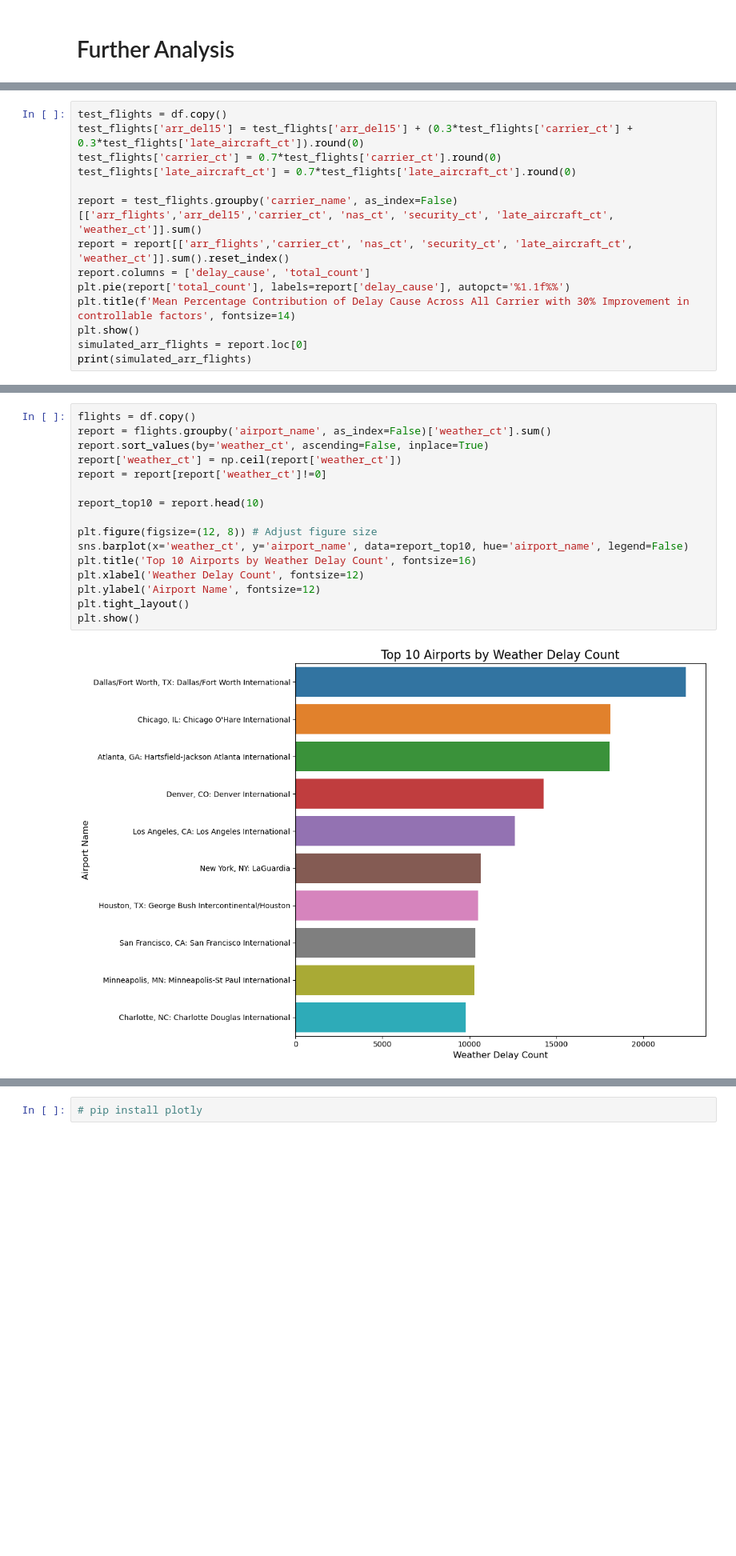
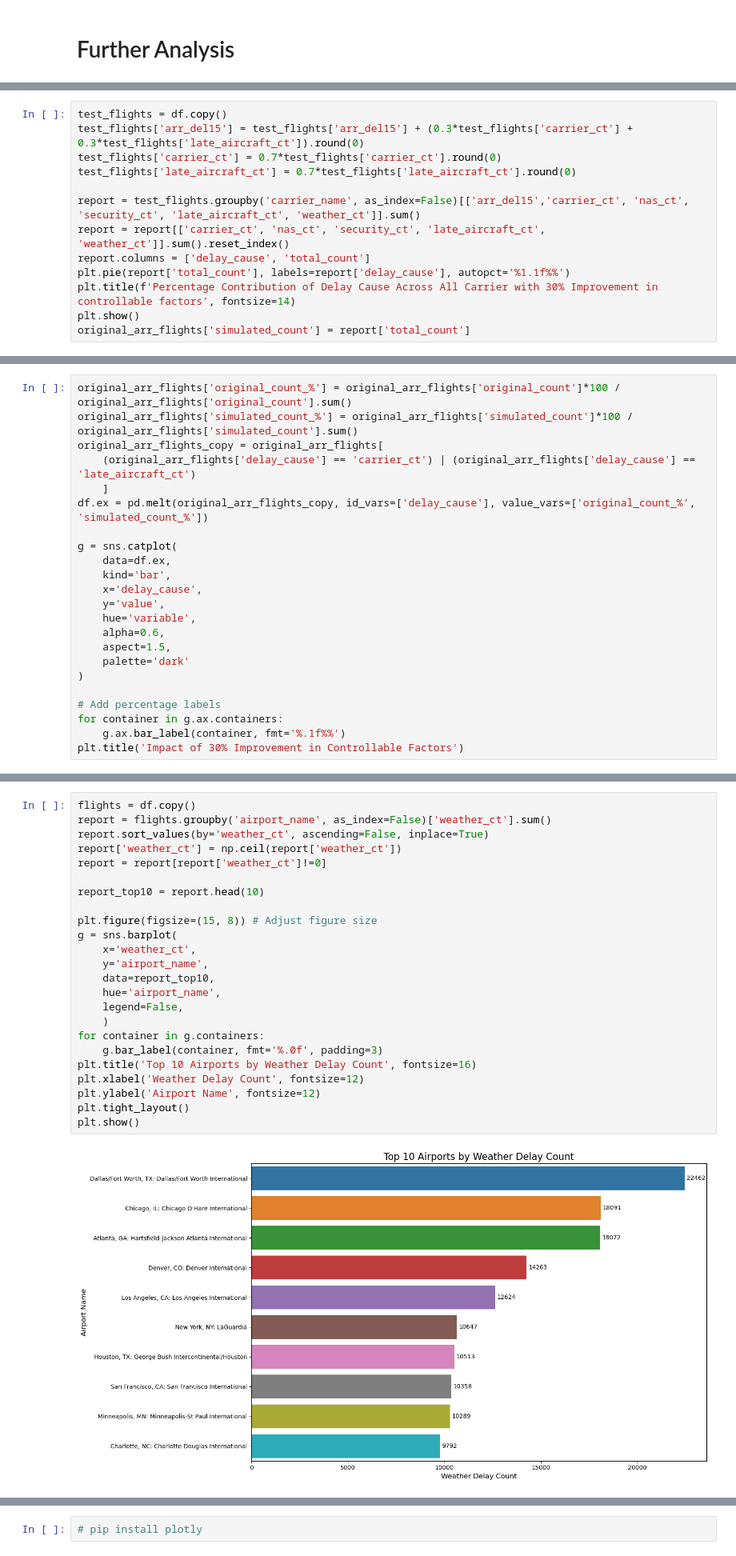
Before and after one commit to naufilsakran/Flight_Delay_Data_Analysis, a Jupyter notebook: Project_report.ipynb, the cells around one changed output, grey strips where cells are left out. Shown at 80% size. Drawn from its saved outputs; the diff is of its cells as text; blank space fills up the shorter version.

```diff
--- a/Project_report.ipynb
+++ b/Project_report.ipynb
@@ -550,12 +594,11 @@ test_flights['arr_del15'] = test_flights['arr_del15'] + (0.3*test_flights['carri
 test_flights['carrier_ct'] = 0.7*test_flights['carrier_ct'].round(0)
 test_flights['late_aircraft_ct'] = 0.7*test_flights['late_aircraft_ct'].round(0)
 
-report = test_flights.groupby('carrier_name', as_index=False)[['arr_flights','arr_del15','carrier_ct', 'nas_ct', 'security_ct', 'late_aircraft_ct', 'weather_ct']].sum()
-report = report[['arr_flights','carrier_ct', 'nas_ct', 'security_ct', 'late_aircraft_ct', 'weather_ct']].sum().reset_index()
+report = test_flights.groupby('carrier_name', as_index=False)[['arr_del15','carrier_ct', 'nas_ct', 'security_ct', 'late_aircraft_ct', 'weather_ct']].sum()
+report = report[['carrier_ct', 'nas_ct', 'security_ct', 'late_aircraft_ct', 'weather_ct']].sum().reset_index()
 report.columns = ['delay_cause', 'total_count']
 plt.pie(report['total_count'], labels=report['delay_cause'], autopct='%1.1f%%')
-plt.title(f'Mean Percentage Contribution of Delay Cause Across All Carrier with 30% Improvement in controllable factors', fontsize=14)
+plt.title(f'Percentage Contribution of Delay Cause Across All Carrier with 30% Improvement in controllable factors', fontsize=14)
 plt.show()
-simulated_arr_flights = report.loc[0]
-print(simulated_arr_flights)
+original_arr_flights['simulated_count'] = report['total_count']
 # %% [output]
@@ -565,0 +606,23 @@ Name: 0, dtype: object
+# %%
+original_arr_flights['original_count_%'] = original_arr_flights['original_count']*100 / original_arr_flights['original_count'].sum()
+original_arr_flights['simulated_count_%'] = original_arr_flights['simulated_count']*100 / original_arr_flights['simulated_count'].sum()
+original_arr_flights_copy = original_arr_flights[
+    (original_arr_flights['delay_cause'] == 'carrier_ct') | (original_arr_flights['delay_cause'] == 'late_aircraft_ct')
+    ]
+df.ex = pd.melt(original_arr_flights_copy, id_vars=['delay_cause'], value_vars=['original_count_%', 'simulated_count_%'])
+
+g = sns.catplot(
+    data=df.ex,
+    kind='bar',
+    x='delay_cause',
+    y='value',
+    hue='variable',
+    alpha=0.6,
+    aspect=1.5,
+    palette='dark'
+)
+
+# Add percentage labels
+for container in g.ax.containers:
+    g.ax.bar_label(container, fmt='%.1f%%')
+plt.title('Impact of 30% Improvement in Controllable Factors')
@@ -572,21 +639,29 @@ After this improvement, the number of **non-delayed flights increased by approxi
 # %%
 flights = df.copy()
 report = flights.groupby('airport_name', as_index=False)['weather_ct'].sum()
 report.sort_values(by='weather_ct', ascending=False, inplace=True)
 report['weather_ct'] = np.ceil(report['weather_ct'])
 report = report[report['weather_ct']!=0]
 
 report_top10 = report.head(10)
 
-plt.figure(figsize=(12, 8)) # Adjust figure size
-sns.barplot(x='weather_ct', y='airport_name', data=report_top10, hue='airport_name', legend=False)
+plt.figure(figsize=(15, 8)) # Adjust figure size
+g = sns.barplot(
+    x='weather_ct',
+    y='airport_name',
+    data=report_top10,
+    hue='airport_name',
+    legend=False,
+    )
+for container in g.containers:
+    g.bar_label(container, fmt='%.0f', padding=3)
 plt.title('Top 10 Airports by Weather Delay Count', fontsize=16)
 plt.xlabel('Weather Delay Count', fontsize=12)
 plt.ylabel('Airport Name', fontsize=12)
 plt.tight_layout()
 plt.show()
 # %% [output]
-[figure, old version]
+[figure, new version]
 # %% [markdown]
 ### Weather Delays by State Heatmap
 
```
Also changed, not shown: parts of 16 cells of this notebook.
